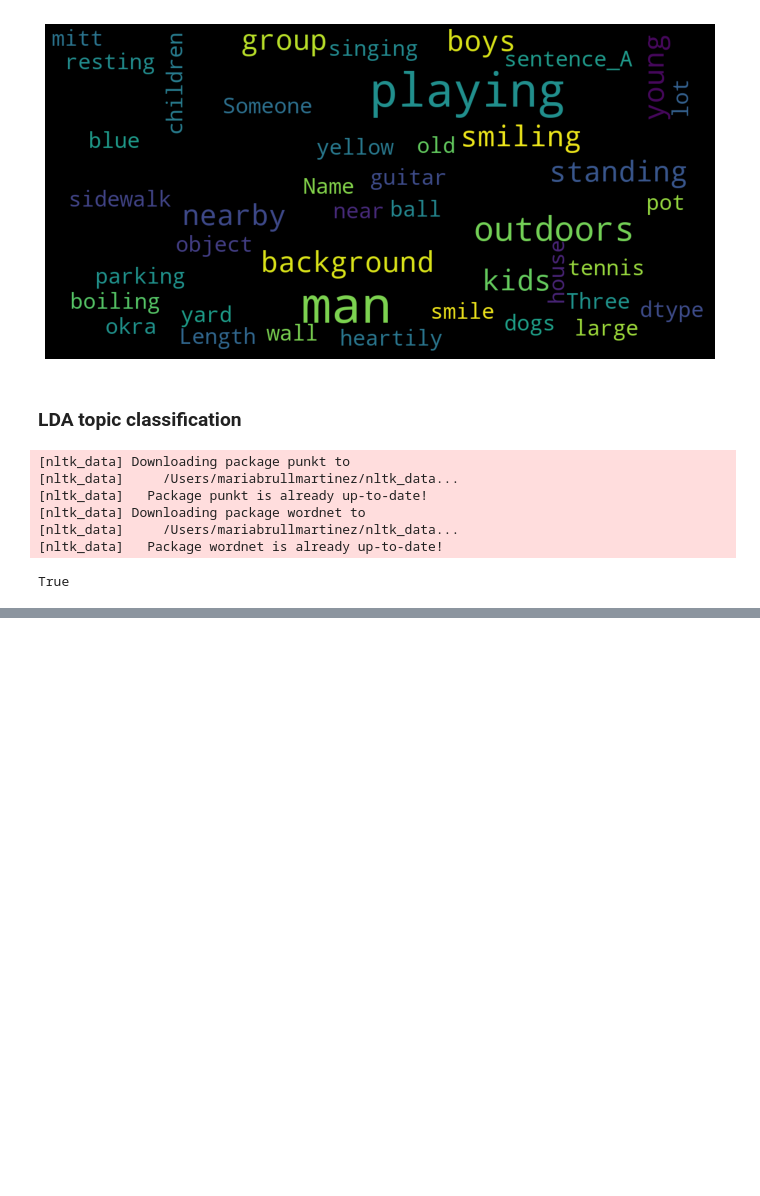
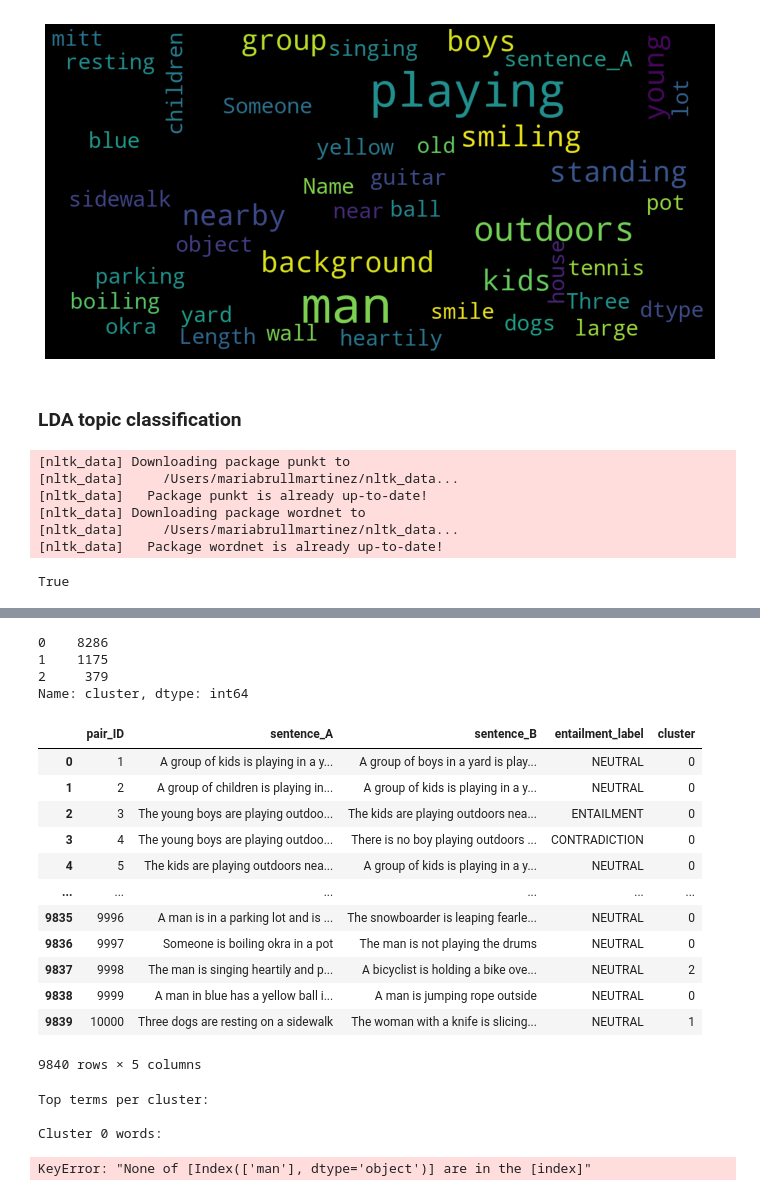
Before and after one commit to mbrull153/EDA-nlp-tfm, a Jupyter notebook: SICK-dataset.ipynb, the cells around one changed output, grey strips where cells are left out. Saved outputs shown, nothing was run; the diff lists cells and outputs as text; code cells hidden in the pictures; blank space fills up the shorter version.

```diff
--- a/SICK-dataset.ipynb
+++ b/SICK-dataset.ipynb
@@ -317,0 +436,6 @@ NameError: name 'lda_model' is not defined
+# %%
+from sklearn.externals import joblib
+
+joblib.dump(km,  '/Users/mariabrullmartinez/Documents/TFM-NLP/EDA/doc_cluster_movie.pkl')
+km = joblib.load('/Users/mariabrullmartinez/Documents/TFM-NLP/EDA/doc_cluster_movie.pkl')
+clusters = km.labels_.tolist()
@@ -317,0 +444,44 @@ NameError: name 'lda_model' is not defined
+# %%
+import pandas as pd
+
+df_test = { 'pair_ID': df['pair_ID'],'sentence_A': df['sentence_A'], 'sentence_B': df['sentence_B'], 'entailment_label': df['entailment_label'], 'cluster': clusters}
+df_cluster = pd.DataFrame(df_test , columns = ['pair_ID','sentence_A', 'sentence_B','entailment_label','cluster'])
+# %%
+df_cluster['cluster'].value_counts()
+# %% [output]
+0    8286
+1    1175
+2     379
+Name: cluster, dtype: int64
+# %%
+df_cluster
+# %% [output]
+|  | pair_ID | sentence_A | sentence_B | entailment_label | cluster |
+| 0 | 1 | A group of kids is playing in a y... | A group of boys in a yard is play... | NEUTRAL | 0 |
+| 1 | 2 | A group of children is playing in... | A group of kids is playing in a y... | NEUTRAL | 0 |
+| 2 | 3 | The young boys are playing outdoo... | The kids are playing outdoors nea... | ENTAILMENT | 0 |
+| 3 | 4 | The young boys are playing outdoo... | There is no boy playing outdoors ... | CONTRADICTION | 0 |
+| 4 | 5 | The kids are playing outdoors nea... | A group of kids is playing in a y... | NEUTRAL | 0 |
+| ... | ... | ... | ... | ... | ... |
+| 9835 | 9996 | A man is in a parking lot and is ... | The snowboarder is leaping fearle... | NEUTRAL | 0 |
+| 9836 | 9997 | Someone is boiling okra in a pot | The man is not playing the drums | NEUTRAL | 0 |
+| 9837 | 9998 | The man is singing heartily and p... | A bicyclist is holding a bike ove... | NEUTRAL | 2 |
+| 9838 | 9999 | A man in blue has a yellow ball i... | A man is jumping rope outside | NEUTRAL | 0 |
+| 9839 | 10000 | Three dogs are resting on a sidewalk | The woman with a knife is slicing... | NEUTRAL | 1 |
+9840 rows × 5 columns
+# %%
+from __future__ import print_function
+
+print('Top terms per cluster:')
+print()
+order_centroids = km.cluster_centers_.argsort()[:, ::-1]
+for i in range(num_clusters):
+    print('Cluster %d words:' % i, end='')
+    for ind in order_centroids[i, :6]:
+        print(' %s' % vocab_frame.loc[terms[ind].split(' ')].values.tolist()[0][0].encode('utf-8', 'ignore'), end=',')
+    print()
+# %% [output]
+Top terms per cluster:
+
+Cluster 0 words:
+KeyError: "None of [Index(['man'], dtype='object')] are in the [index]"
```
Also changed, not shown: parts of 15 cells of this notebook.
